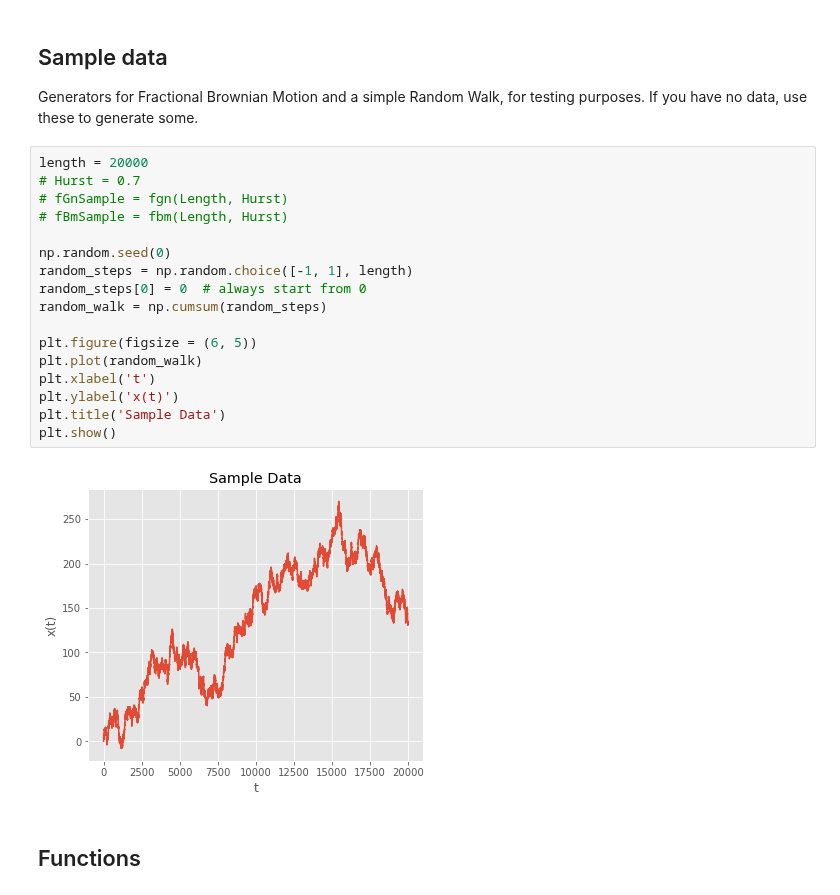
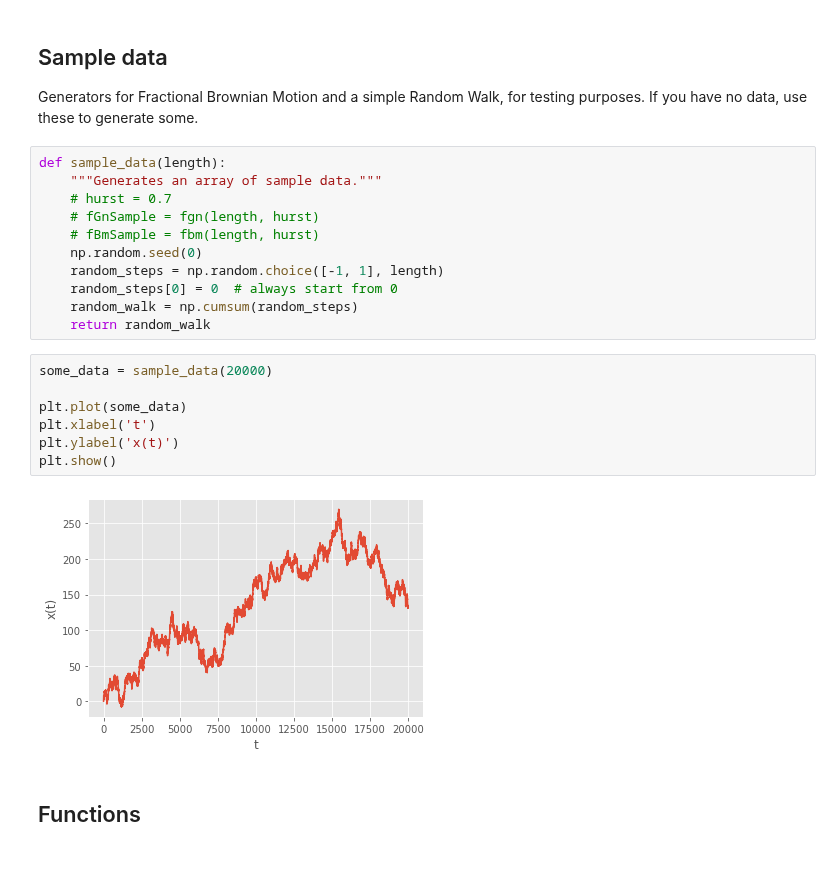
Before and after one commit to garland-culbreth/pymdea, a Jupyter notebook: dea.ipynb, the cells around one changed output. Drawn from its saved outputs; the diff is of its cells as text; blank space fills up the shorter version.

```diff
--- a/dea.ipynb
+++ b/dea.ipynb
@@ -25,24 +25,25 @@ plt.style.use('ggplot')
 
 Generators for Fractional Brownian Motion and a simple Random Walk, for testing purposes. If you have no data, use these to generate some.
 # %%
-length = 20000
-# Hurst = 0.7
-# fGnSample = fgn(Length, Hurst)
-# fBmSample = fbm(Length, Hurst)
-
-np.random.seed(0)
-random_steps = np.random.choice([-1, 1], length)
-random_steps[0] = 0  # always start from 0
-random_walk = np.cumsum(random_steps)
-
-plt.figure(figsize = (6, 5))
-plt.plot(random_walk)
-plt.xlabel('t')
-plt.ylabel('x(t)')
-plt.title('Sample Data')
-plt.show()
+def sample_data(length):
+    """Generates an array of sample data."""
+    # hurst = 0.7
+    # fGnSample = fgn(length, hurst)
+    # fBmSample = fbm(length, hurst)
+    np.random.seed(0)
+    random_steps = np.random.choice([-1, 1], length)
+    random_steps[0] = 0  # always start from 0
+    random_walk = np.cumsum(random_steps)
+    return random_walk
-# %% [output]
-[figure, removed]
+# %%
+some_data = sample_data(20000)
+
+plt.plot(some_data)
+plt.xlabel('t')
+plt.ylabel('x(t)')
+plt.show()
+# %% [output]
+[figure, added]
 # %% [markdown]
 ## Functions
 # %%
```
Also changed, not shown: parts of 7 cells of this notebook.
